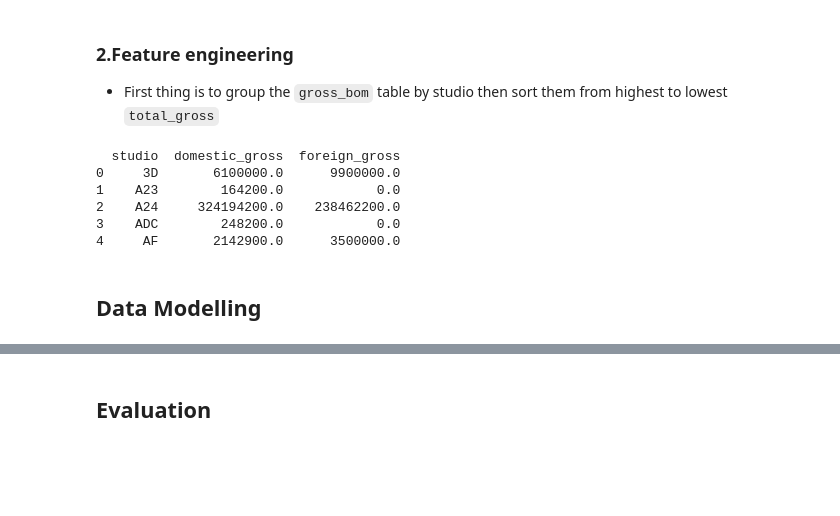
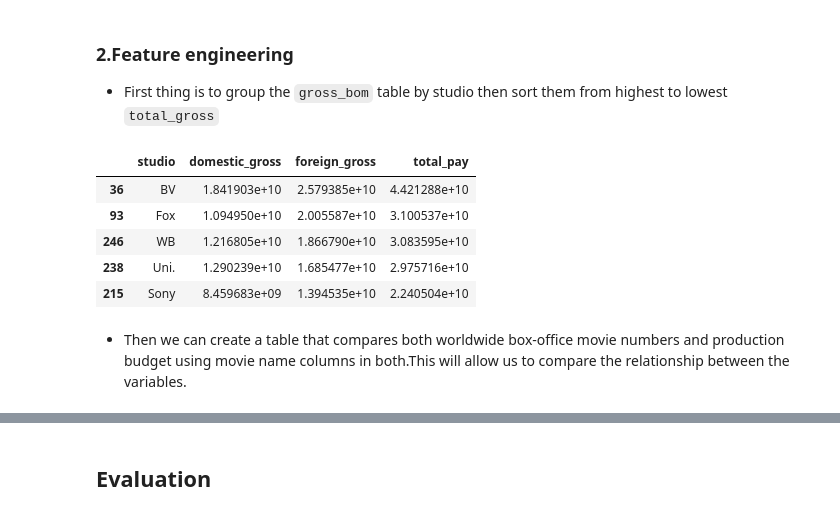
Before and after one commit to eugene-maina72/Phase-2-Project.Movie_Studio, a Jupyter notebook: notebook.ipynb, the cells around one changed output, grey strips where cells are left out. Drawn from its saved outputs; the diff is of its cells as text; code cells hidden in the pictures; blank space fills up the shorter version.

```diff
--- a/notebook.ipynb
+++ b/notebook.ipynb
@@ -504,18 +507,22 @@ movie_budget.head()
 # %%
 # Creating a dataframe that groups movies based on studio.
 studio = gross_bom.groupby('studio').agg({
-	                                'domestic_gross': 'sum',
-	                                'foreign_gross': 'sum'
-                                }).reset_index()
+									'domestic_gross': 'sum',
+									'foreign_gross': 'sum',
+									'total_pay': 'sum'
+								}).reset_index()
+
+# Sorting the grouped dataframe by total_pay in descending order
+studio.sort_values(by='total_pay', ascending=False, inplace=True)
 
 # Displaying the grouped dataframe
-print(studio.head())
+studio.head()
 # %% [output]
-  studio  domestic_gross  foreign_gross
-0     3D       6100000.0      9900000.0
-1    A23        164200.0            0.0
-2    A24     324194200.0    238462200.0
-3    ADC        248200.0            0.0
-4     AF       2142900.0      3500000.0
+|  | studio | domestic_gross | foreign_gross | total_pay |
+| 36 | BV | 1.841903e+10 | 2.579385e+10 | 4.421288e+10 |
+| 93 | Fox | 1.094950e+10 | 2.005587e+10 | 3.100537e+10 |
+| 246 | WB | 1.216805e+10 | 1.866790e+10 | 3.083595e+10 |
+| 238 | Uni. | 1.290239e+10 | 1.685477e+10 | 2.975716e+10 |
+| 215 | Sony | 8.459683e+09 | 1.394535e+10 | 2.240504e+10 |
-# %% [markdown]
-## Data Modelling
+# %% [markdown]
+* Then we can create a table that compares both worldwide box-office movie numbers and production budget using movie name columns in both.This will allow us to compare the relationship between the variables.
```
Also changed, not shown: parts of 12 cells of this notebook, 2 other files.
